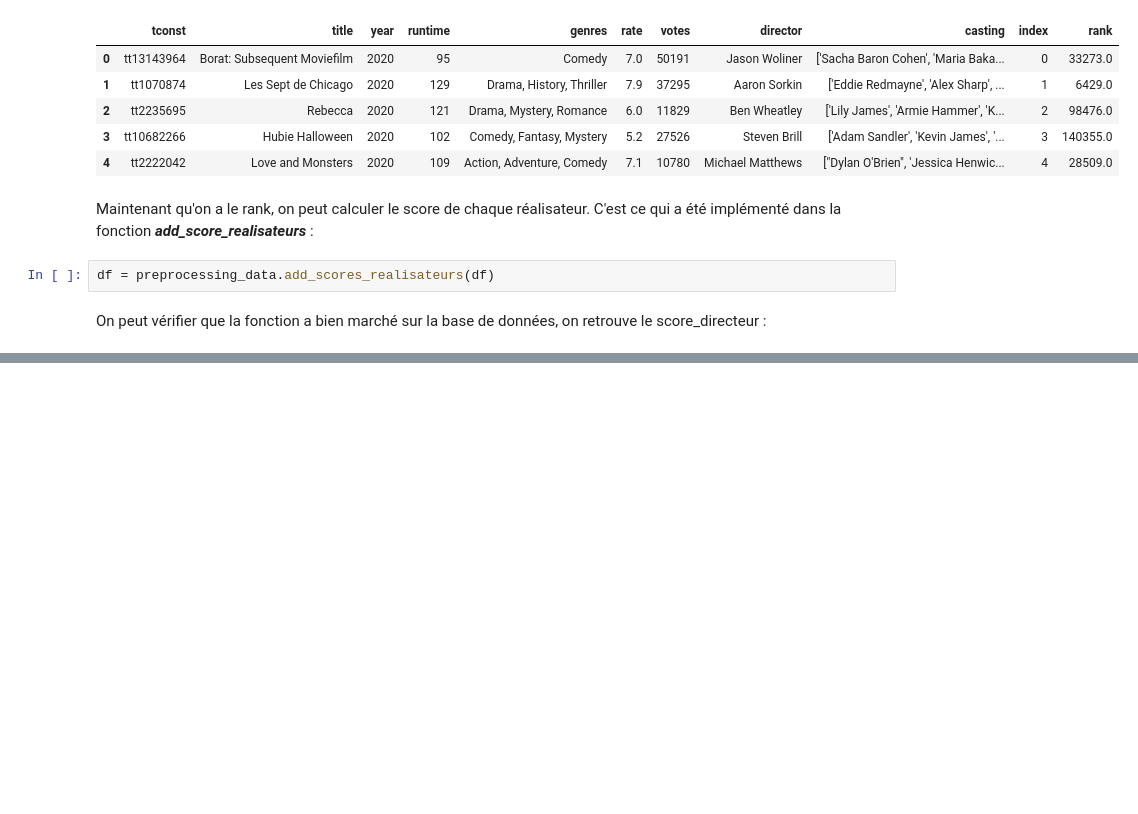
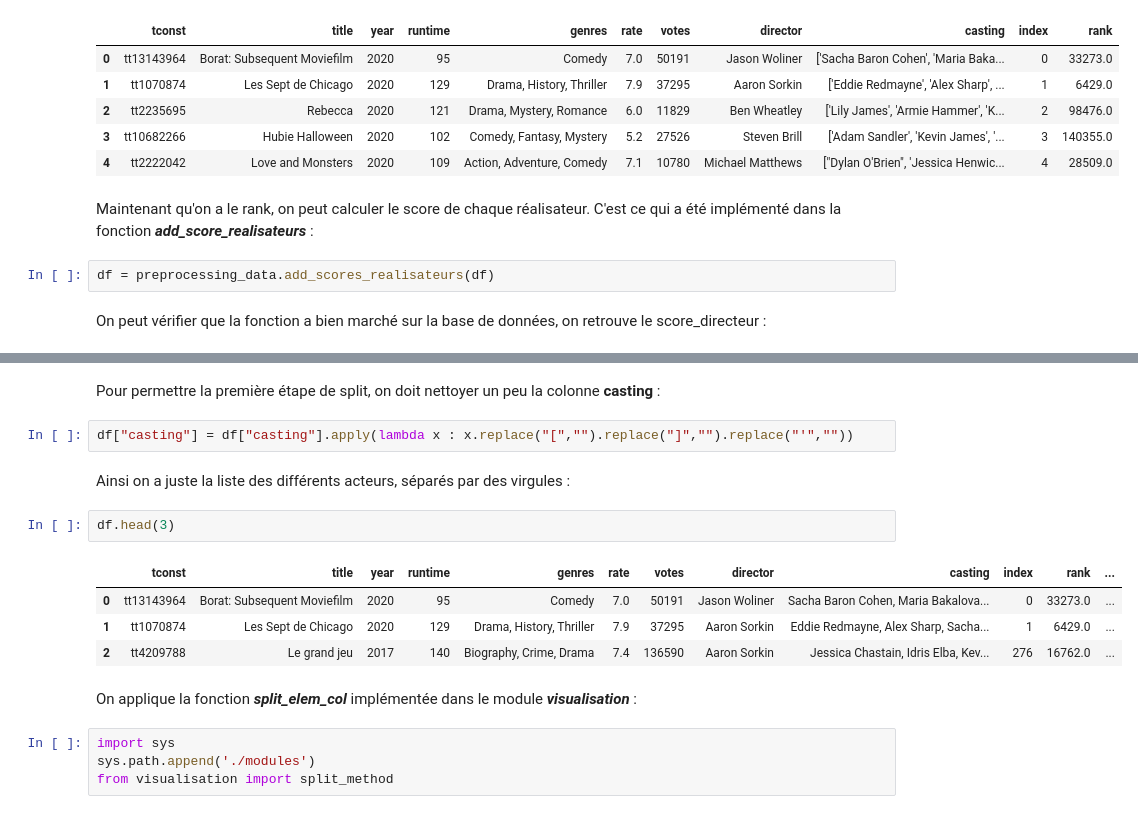
Before and after one commit to henriupton99/IMDB_Scraping, a Jupyter notebook: modelisation.ipynb, the cells around one changed output, grey strips where cells are left out. Saved outputs shown, nothing was run; the diff lists cells and outputs as text; blank space fills up the shorter version.

```diff
--- a/modelisation.ipynb
+++ b/modelisation.ipynb
@@ -129,0 +138,19 @@ df.head(5)
+# %% [markdown]
+Pour permettre la première étape de split, on doit nettoyer un peu la colonne **casting** :
+# %%
+df["casting"] = df["casting"].apply(lambda x : x.replace("[","").replace("]","").replace("'",""))
+# %% [markdown]
+Ainsi on a juste la liste des différents acteurs, séparés par des virgules :
+# %%
+df.head(3)
+# %% [output]
+|  | tconst | title | year | runtime | genres | rate | votes | director | casting | index | rank | ... |
+| 0 | tt13143964 | Borat: Subsequent Moviefilm | 2020 | 95 | Comedy | 7.0 | 50191 | Jason Woliner | Sacha Baron Cohen, Maria Bakalova... | 0 | 33273.0 | ... |
+| 1 | tt1070874 | Les Sept de Chicago | 2020 | 129 | Drama, History, Thriller | 7.9 | 37295 | Aaron Sorkin | Eddie Redmayne, Alex Sharp, Sacha... | 1 | 6429.0 | ... |
+| 2 | tt4209788 | Le grand jeu | 2017 | 140 | Biography, Crime, Drama | 7.4 | 136590 | Aaron Sorkin | Jessica Chastain, Idris Elba, Kev... | 276 | 16762.0 | ... |
+# %% [markdown]
+On applique la fonction ***split_elem_col*** implémentée dans le module ***visualisation*** :
+# %%
+import sys
+sys.path.append('./modules')
+from visualisation import split_method
```
Also changed, not shown: parts of 15 cells of this notebook, 4 other files.
